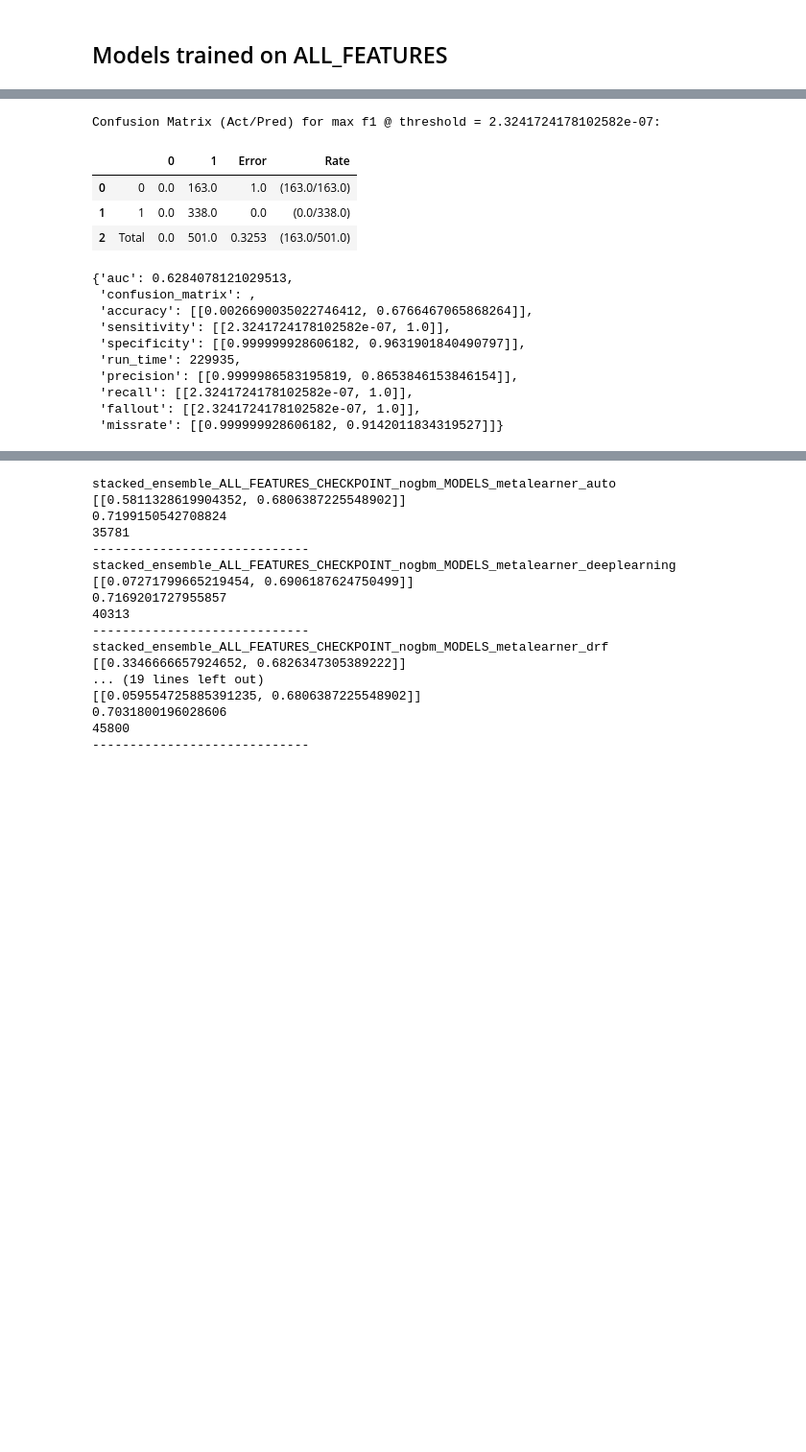
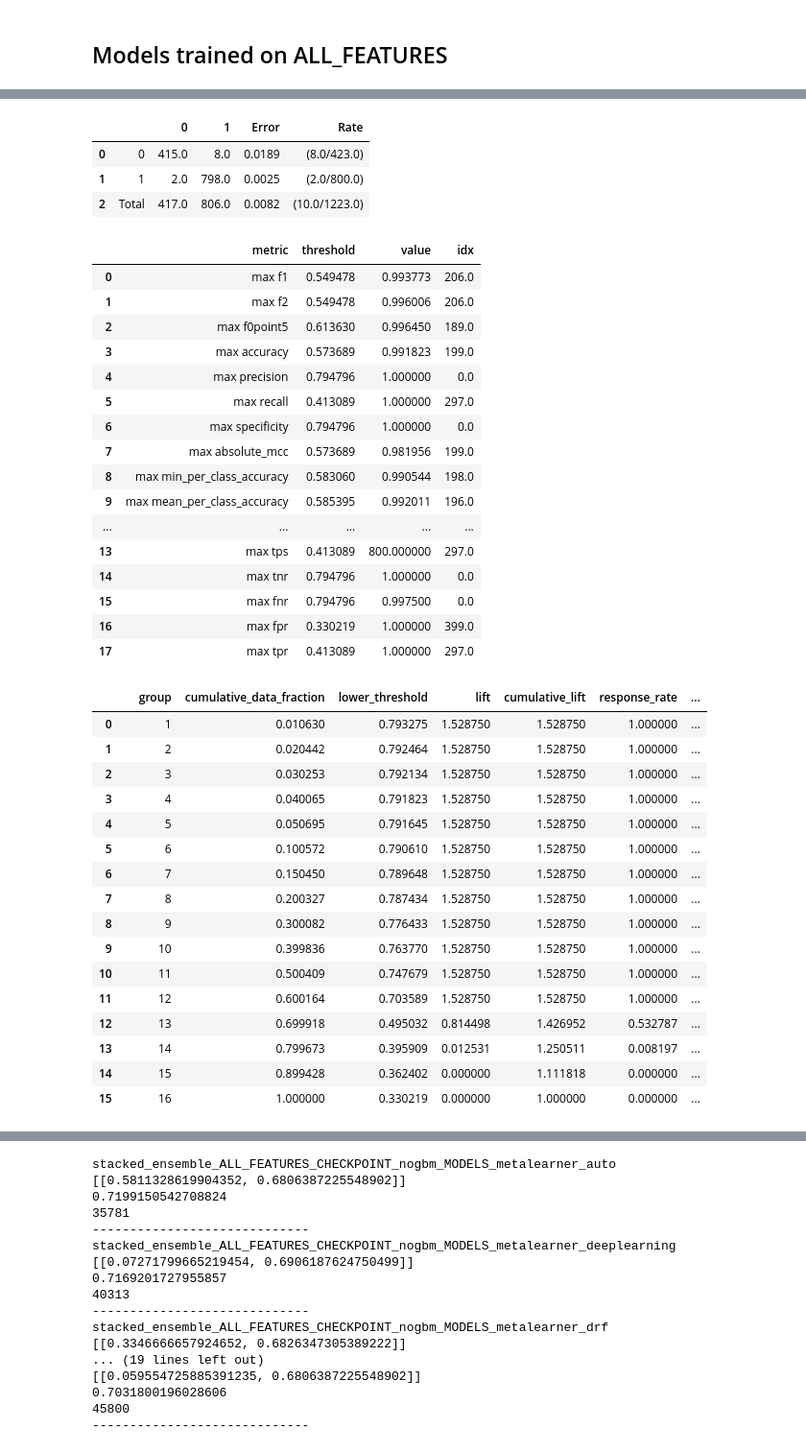
Before and after one commit to abhi18av/LJMU_Masters_Dissertation, a Jupyter notebook: src/notebooks/FINAL/007_model_inspection_with_without_pca.ipynb, the cells around one changed output, grey strips where cells are left out. Shown at 96% size. Saved outputs shown, nothing was run; the diff lists cells and outputs as text; code cells hidden in the pictures; blank space fills up the shorter version.

Commit message:
tuning the stacked ensembles

```diff
--- a/src/notebooks/FINAL/007_model_inspection_with_without_pca.ipynb
+++ b/src/notebooks/FINAL/007_model_inspection_with_without_pca.ipynb
@@ -233,18 +223,3 @@ AUC on test data:  0.7031800196028606
-# %%
-    models_trained_on_all_features_list[0][1]['test']
-# %% [output]
-Confusion Matrix (Act/Pred) for max f1 @ threshold = 2.3241724178102582e-07:
-|  |  | 0 | 1 | Error | Rate |
-| 0 | 0 | 0.0 | 163.0 | 1.0 | (163.0/163.0) |
-| 1 | 1 | 0.0 | 338.0 | 0.0 | (0.0/338.0) |
-| 2 | Total | 0.0 | 501.0 | 0.3253 | (163.0/501.0) |
-{'auc': 0.6284078121029513,
- 'confusion_matrix': ,
- 'accuracy': [[0.0026690035022746412, 0.6766467065868264]],
- 'sensitivity': [[2.3241724178102582e-07, 1.0]],
- 'specificity': [[0.999999928606182, 0.9631901840490797]],
- 'run_time': 229935,
- 'precision': [[0.9999986583195819, 0.8653846153846154]],
- 'recall': [[2.3241724178102582e-07, 1.0]],
- 'fallout': [[2.3241724178102582e-07, 1.0]],
- 'missrate': [[0.999999928606182, 0.9142011834319527]]}
+# %%
+top_ensemble_ALL_MODELS_METALEARNER_auto.model_performance()
+# %% [output]
@@ -250,0 +246,38 @@ Confusion Matrix (Act/Pred) for max f1 @ threshold = 2.3241724178102582e-07:
+|  |  | 0 | 1 | Error | Rate |
+| 0 | 0 | 415.0 | 8.0 | 0.0189 | (8.0/423.0) |
+| 1 | 1 | 2.0 | 798.0 | 0.0025 | (2.0/800.0) |
+| 2 | Total | 417.0 | 806.0 | 0.0082 | (10.0/1223.0) |
+|  | metric | threshold | value | idx |
+| 0 | max f1 | 0.549478 | 0.993773 | 206.0 |
+| 1 | max f2 | 0.549478 | 0.996006 | 206.0 |
+| 2 | max f0point5 | 0.613630 | 0.996450 | 189.0 |
+| 3 | max accuracy | 0.573689 | 0.991823 | 199.0 |
+| 4 | max precision | 0.794796 | 1.000000 | 0.0 |
+| 5 | max recall | 0.413089 | 1.000000 | 297.0 |
+| 6 | max specificity | 0.794796 | 1.000000 | 0.0 |
+| 7 | max absolute_mcc | 0.573689 | 0.981956 | 199.0 |
+| 8 | max min_per_class_accuracy | 0.583060 | 0.990544 | 198.0 |
+| 9 | max mean_per_class_accuracy | 0.585395 | 0.992011 | 196.0 |
+| ... | ... | ... | ... | ... |
+| 13 | max tps | 0.413089 | 800.000000 | 297.0 |
+| 14 | max tnr | 0.794796 | 1.000000 | 0.0 |
+| 15 | max fnr | 0.794796 | 0.997500 | 0.0 |
+| 16 | max fpr | 0.330219 | 1.000000 | 399.0 |
+| 17 | max tpr | 0.413089 | 1.000000 | 297.0 |
+|  |  | group | cumulative_data_fraction | lower_threshold | lift | cumulative_lift | response_rate | ... |
+| 0 |  | 1 | 0.010630 | 0.793275 | 1.528750 | 1.528750 | 1.000000 | ... |
+| 1 |  | 2 | 0.020442 | 0.792464 | 1.528750 | 1.528750 | 1.000000 | ... |
+| 2 |  | 3 | 0.030253 | 0.792134 | 1.528750 | 1.528750 | 1.000000 | ... |
+| 3 |  | 4 | 0.040065 | 0.791823 | 1.528750 | 1.528750 | 1.000000 | ... |
+| 4 |  | 5 | 0.050695 | 0.791645 | 1.528750 | 1.528750 | 1.000000 | ... |
+| 5 |  | 6 | 0.100572 | 0.790610 | 1.528750 | 1.528750 | 1.000000 | ... |
+| 6 |  | 7 | 0.150450 | 0.789648 | 1.528750 | 1.528750 | 1.000000 | ... |
+| 7 |  | 8 | 0.200327 | 0.787434 | 1.528750 | 1.528750 | 1.000000 | ... |
+| 8 |  | 9 | 0.300082 | 0.776433 | 1.528750 | 1.528750 | 1.000000 | ... |
+| 9 |  | 10 | 0.399836 | 0.763770 | 1.528750 | 1.528750 | 1.000000 | ... |
+| 10 |  | 11 | 0.500409 | 0.747679 | 1.528750 | 1.528750 | 1.000000 | ... |
+| 11 |  | 12 | 0.600164 | 0.703589 | 1.528750 | 1.528750 | 1.000000 | ... |
+| 12 |  | 13 | 0.699918 | 0.495032 | 0.814498 | 1.426952 | 0.532787 | ... |
+| 13 |  | 14 | 0.799673 | 0.395909 | 0.012531 | 1.250511 | 0.008197 | ... |
+| 14 |  | 15 | 0.899428 | 0.362402 | 0.000000 | 1.111818 | 0.000000 | ... |
+| 15 |  | 16 | 1.000000 | 0.330219 | 0.000000 | 1.000000 | 0.000000 | ... |
```
Also changed, not shown: parts of 17 cells of this notebook, 2 other files.
